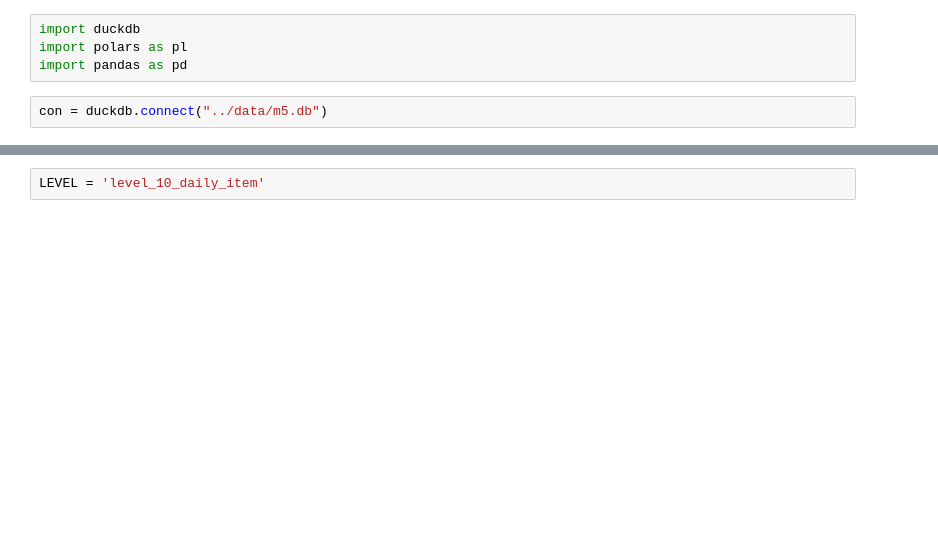
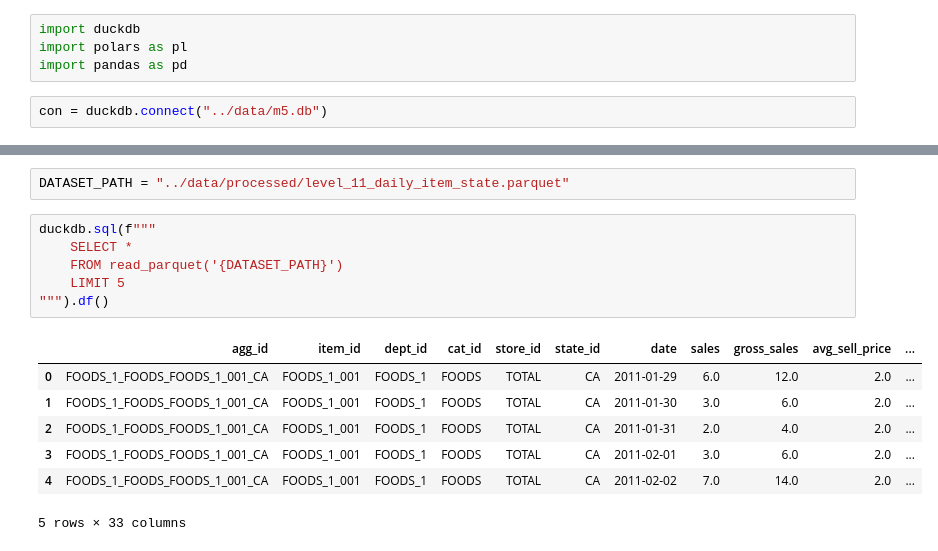
Before and after one commit to njimenez94/forecast-tfm, a Jupyter notebook: notebooks/01_eda.ipynb, the cells around one changed output, grey strips where cells are left out. Cells and saved outputs as stored; diff of their text form; blank space fills up the shorter version.

```diff
--- a/notebooks/01_eda.ipynb
+++ b/notebooks/01_eda.ipynb
@@ -25,5 +25,19 @@ dataset_level_12_weekly_item_store.parquet
 # %%
-LEVEL = 'level_10_daily_item'
+DATASET_PATH = "../data/processed/level_11_daily_item_state.parquet"
+# %%
+duckdb.sql(f"""
+    SELECT *
+    FROM read_parquet('{DATASET_PATH}')
+    LIMIT 5
+""").df()
+# %% [output]
+|  | agg_id | item_id | dept_id | cat_id | store_id | state_id | date | sales | gross_sales | avg_sell_price | ... |
+| 0 | FOODS_1_FOODS_FOODS_1_001_CA | FOODS_1_001 | FOODS_1 | FOODS | TOTAL | CA | 2011-01-29 | 6.0 | 12.0 | 2.0 | ... |
+| 1 | FOODS_1_FOODS_FOODS_1_001_CA | FOODS_1_001 | FOODS_1 | FOODS | TOTAL | CA | 2011-01-30 | 3.0 | 6.0 | 2.0 | ... |
+| 2 | FOODS_1_FOODS_FOODS_1_001_CA | FOODS_1_001 | FOODS_1 | FOODS | TOTAL | CA | 2011-01-31 | 2.0 | 4.0 | 2.0 | ... |
+| 3 | FOODS_1_FOODS_FOODS_1_001_CA | FOODS_1_001 | FOODS_1 | FOODS | TOTAL | CA | 2011-02-01 | 3.0 | 6.0 | 2.0 | ... |
+| 4 | FOODS_1_FOODS_FOODS_1_001_CA | FOODS_1_001 | FOODS_1 | FOODS | TOTAL | CA | 2011-02-02 | 7.0 | 14.0 | 2.0 | ... |
+5 rows × 33 columns
 # %%
 df = duckdb.sql(f"""
     SELECT
```
Also changed, not shown: parts of 2 cells of this notebook, 4 other files.
